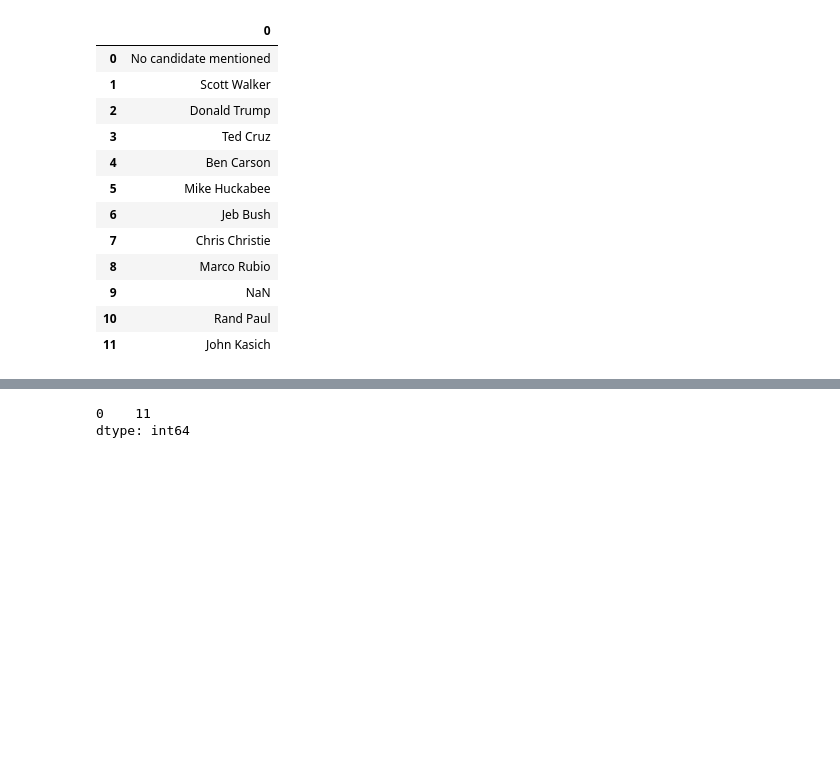
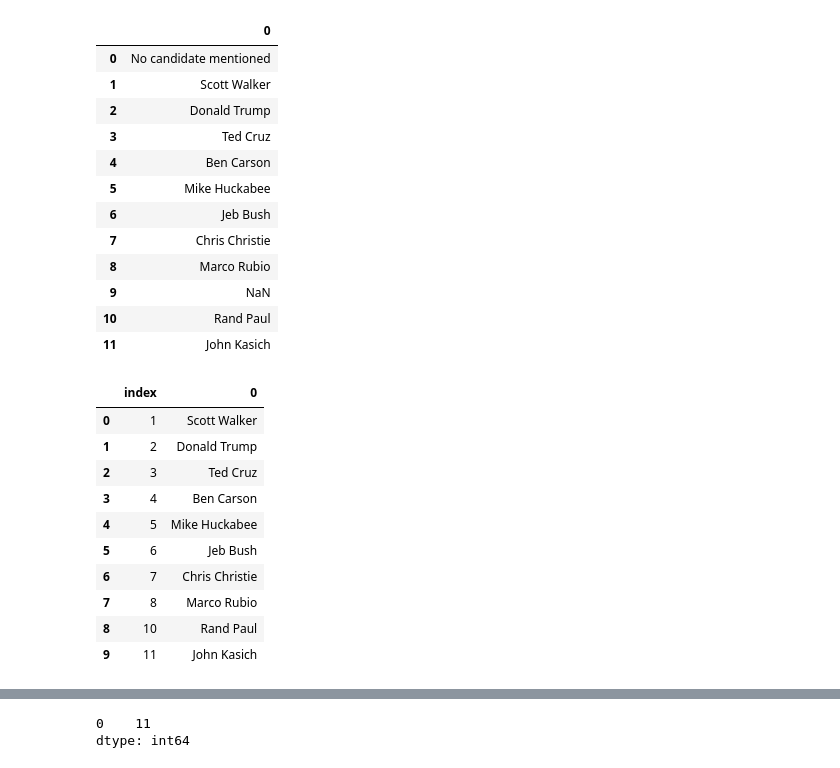
Before and after one commit to jebus2088/proyecto-portafolio, a Jupyter notebook: Notebooks/analisis_eda1.ipynb, the cells around one changed output, grey strips where cells are left out. Cells and saved outputs as stored; diff of their text form; code cells hidden in the pictures; blank space fills up the shorter version.

```diff
--- a/Notebooks/analisis_eda1.ipynb
+++ b/Notebooks/analisis_eda1.ipynb
@@ -314,3 +315,19 @@ candidatos_pd
 | 9 | NaN |
 | 10 | Rand Paul |
 | 11 | John Kasich |
+# %%
+# linea de código (2)
+candidatos_totales=candidatos_pd.drop([0,9])
+candidatos_totales.reset_index()
+# %% [output]
+|  | index | 0 |
+| 0 | 1 | Scott Walker |
+| 1 | 2 | Donald Trump |
+| 2 | 3 | Ted Cruz |
+| 3 | 4 | Ben Carson |
+| 4 | 5 | Mike Huckabee |
+| 5 | 6 | Jeb Bush |
+| 6 | 7 | Chris Christie |
+| 7 | 8 | Marco Rubio |
+| 8 | 10 | Rand Paul |
+| 9 | 11 | John Kasich |
```
Also changed, not shown: parts of 5 cells of this notebook.
